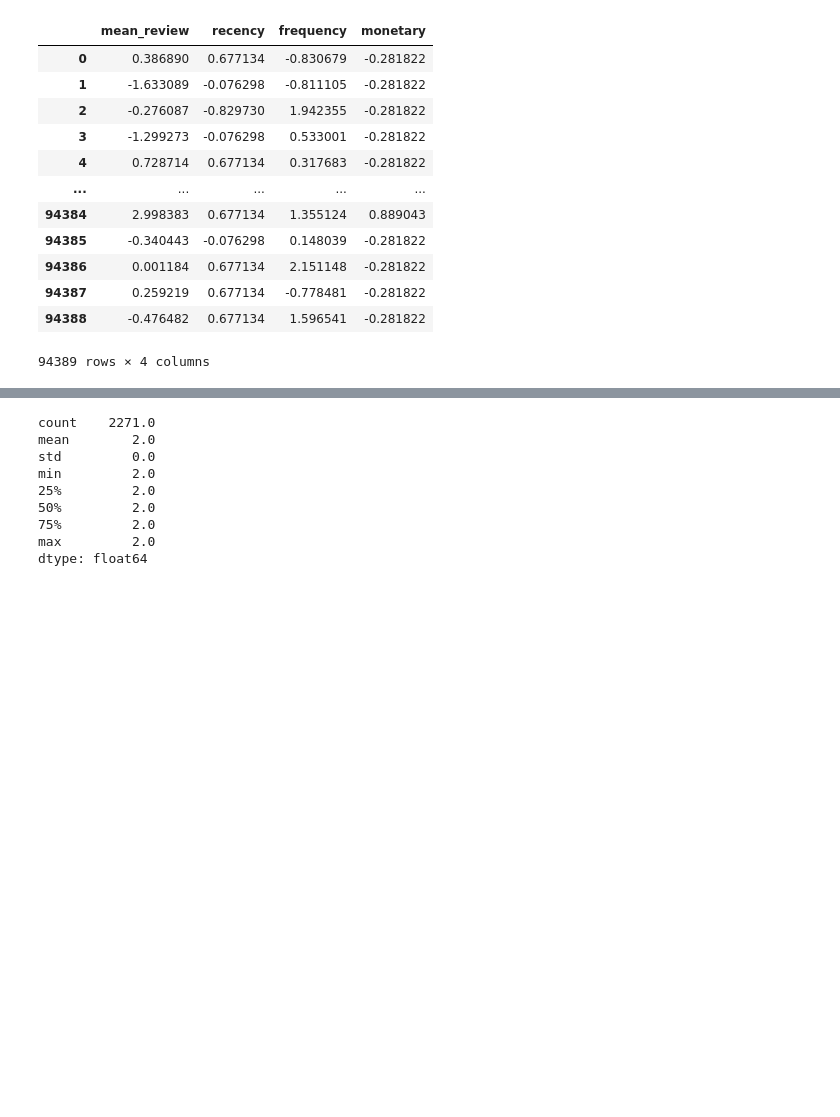
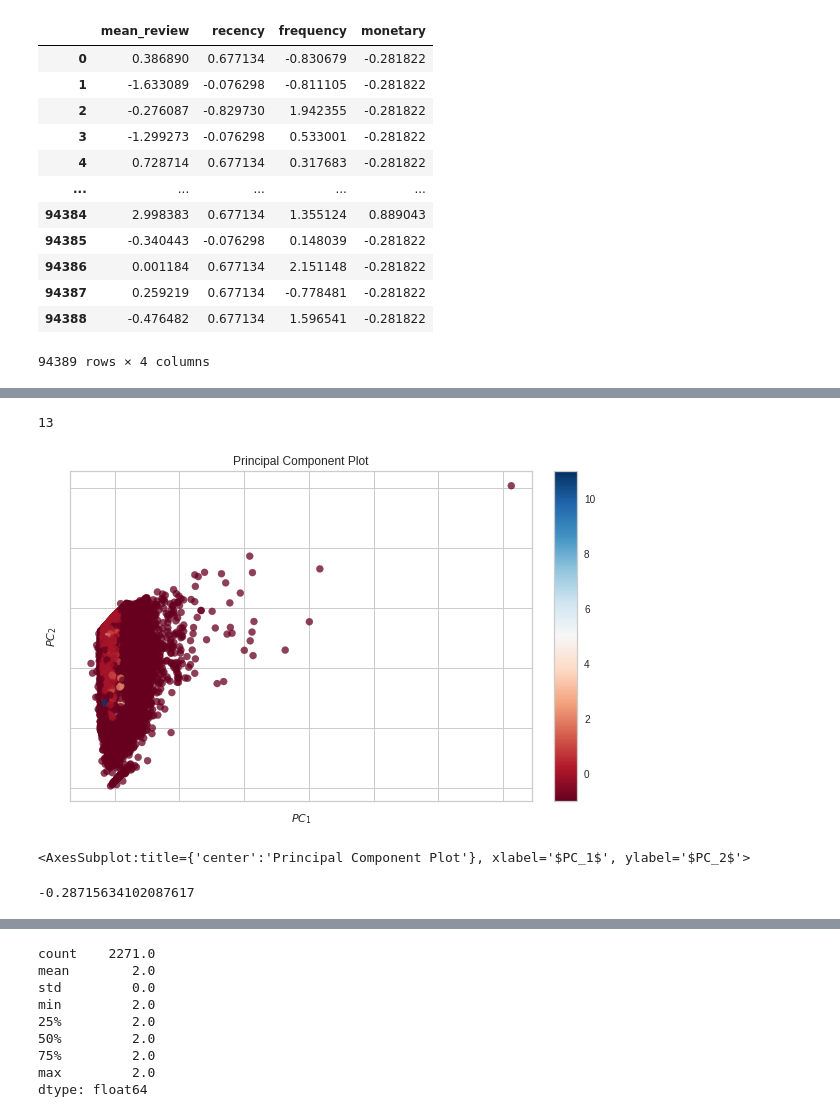
Before and after one commit to JbIPS/ML_Polist, a Jupyter notebook: POLIST_02_code.ipynb, the cells around one changed output, grey strips where cells are left out. Drawn from its saved outputs; the diff is of its cells as text; code cells hidden in the pictures; blank space fills up the shorter version.

```diff
--- a/POLIST_02_code.ipynb
+++ b/POLIST_02_code.ipynb
@@ -98,0 +123,16 @@ X
+# %%
+db = DBSCAN(min_samples=100, eps=0.146).fit(X)
+print(len(np.unique(db.labels_)))
+pca_visualizer = PCAViz(scale=False)
+pca_visualizer.fit_transform(X,db.labels_)
+pca_visualizer.show()
+# %% [output]
+13
+[figure, added]
+<AxesSubplot:title={'center':'Principal Component Plot'}, xlabel='$PC_1$', ylabel='$PC_2$'>
+# %%
+from sklearn.metrics import silhouette_score
+score = silhouette_score(X, db.labels_)
+score
+# %% [output]
+-0.28715634102087617
```
Also changed, not shown: parts of 9 cells of this notebook, 3 other files.
